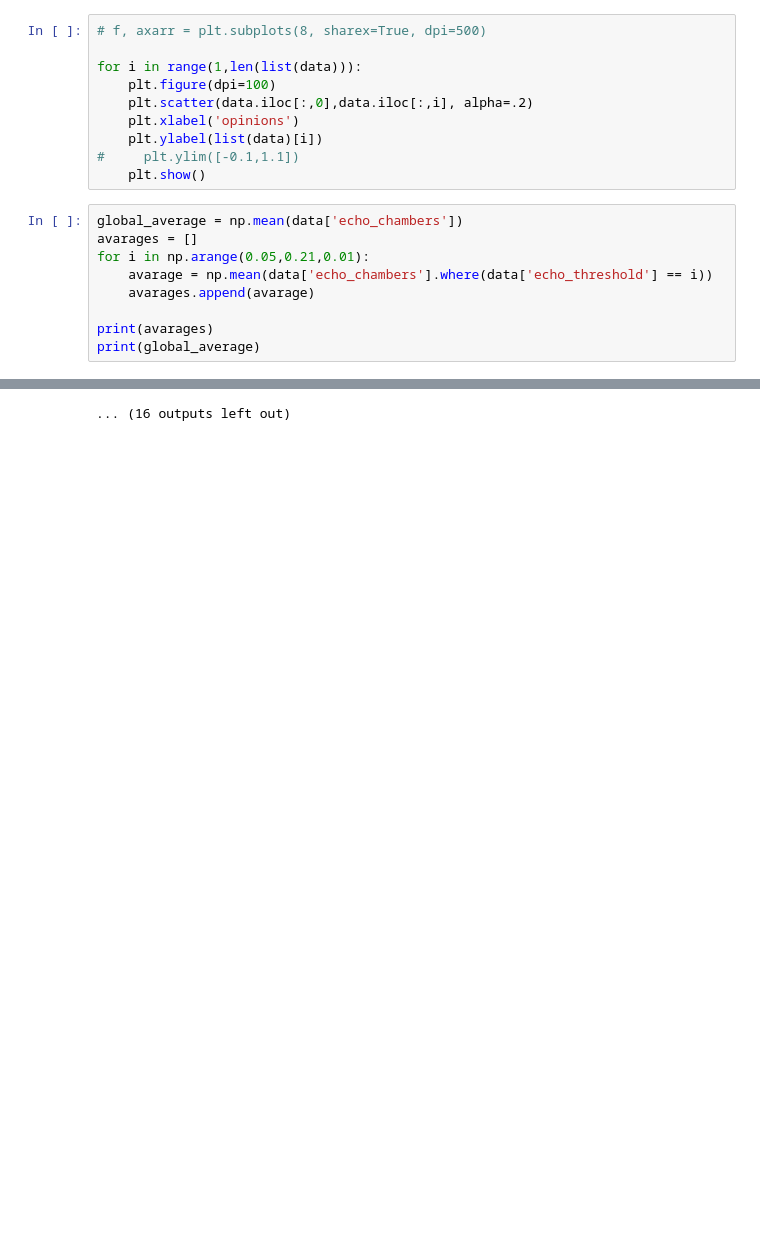
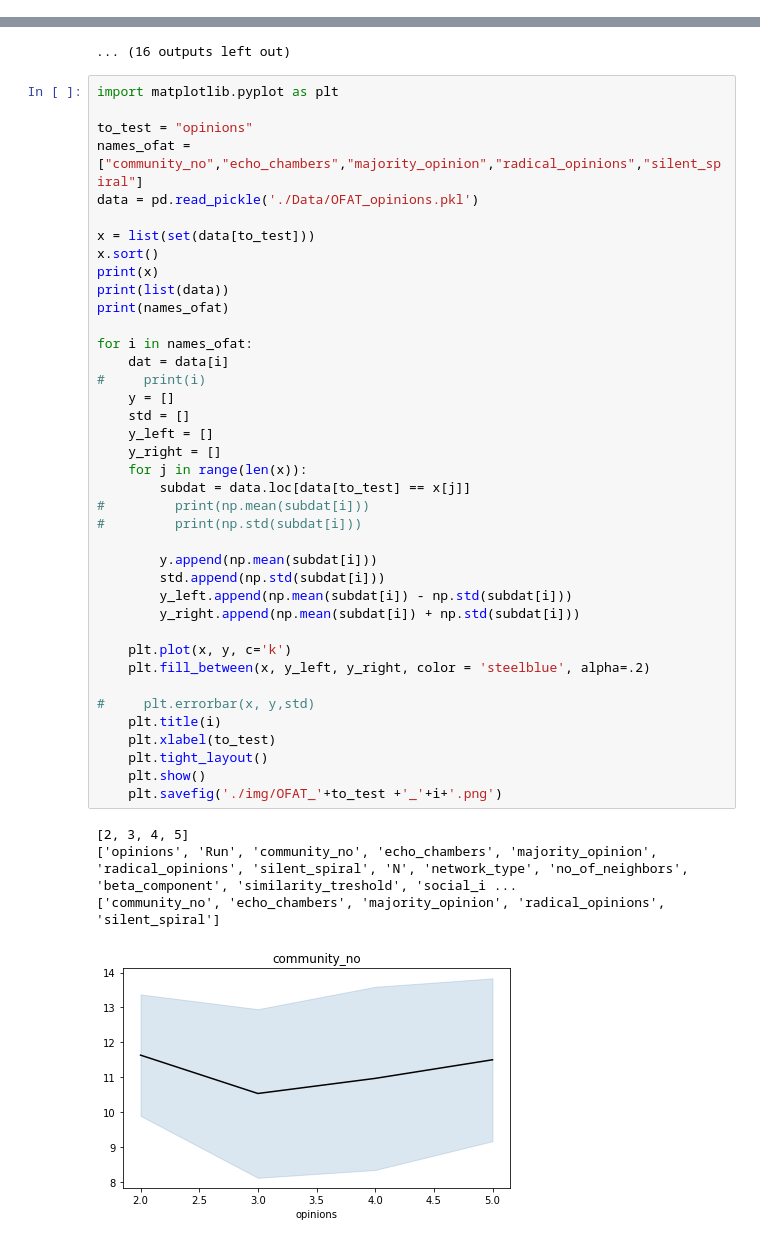
Before and after one commit to DirkZomerdijk/RPE-ABM, a Jupyter notebook: Code/Sensitivity analysis.ipynb, the cells around one changed output, grey strips where cells are left out. Cells and saved outputs as stored; diff of their text form; blank space fills up the shorter version.

Commit message:
OFAT imiges for couple of parameters

```diff
--- a/Code/Sensitivity analysis.ipynb
+++ b/Code/Sensitivity analysis.ipynb
@@ -84,22 +84,3 @@ data = batch.get_model_vars_dataframe()
 print(data)
 # %%
 data.to_pickle('./Data/OFAT_NWsize.pkl')
-# %%
-# f, axarr = plt.subplots(8, sharex=True, dpi=500)
-
-for i in range(1,len(list(data))):
-    plt.figure(dpi=100)
-    plt.scatter(data.iloc[:,0],data.iloc[:,i], alpha=.2)
-    plt.xlabel('opinions')
-    plt.ylabel(list(data)[i])
-#     plt.ylim([-0.1,1.1])
-    plt.show()
-# %%
-global_average = np.mean(data['echo_chambers'])
-avarages = []
-for i in np.arange(0.05,0.21,0.01):
-    avarage = np.mean(data['echo_chambers'].where(data['echo_threshold'] == i))
-    avarages.append(avarage)
-
-print(avarages)
-print(global_average)
@@ -462,3 +434,47 @@ for Si, name in zip(to_plot, names):
 [figure]
 <Figure size 432x288 with 0 Axes>
 ... (16 outputs left out)
+# %%
+import matplotlib.pyplot as plt
+
+to_test = "opinions"
+names_ofat = ["community_no","echo_chambers","majority_opinion","radical_opinions","silent_spiral"]
+data = pd.read_pickle('./Data/OFAT_opinions.pkl')
+
+x = list(set(data[to_test]))
+x.sort()
+print(x)
+print(list(data))
+print(names_ofat)
+
+for i in names_ofat:
+    dat = data[i]
+#     print(i)
+    y = []
+    std = []
+    y_left = []
+    y_right = []
+    for j in range(len(x)):
+        subdat = data.loc[data[to_test] == x[j]]
+#         print(np.mean(subdat[i]))
+#         print(np.std(subdat[i]))
+
+        y.append(np.mean(subdat[i]))
+        std.append(np.std(subdat[i]))
+        y_left.append(np.mean(subdat[i]) - np.std(subdat[i]))
+        y_right.append(np.mean(subdat[i]) + np.std(subdat[i]))
+
+    plt.plot(x, y, c='k')
+    plt.fill_between(x, y_left, y_right, color = 'steelblue', alpha=.2)
+
+#     plt.errorbar(x, y,std)
+    plt.title(i)
+    plt.xlabel(to_test)
+    plt.tight_layout()
+    plt.show()
+    plt.savefig('./img/OFAT_'+to_test +'_'+i+'.png')
+# %% [output]
+[2, 3, 4, 5]
+['opinions', 'Run', 'community_no', 'echo_chambers', 'majority_opinion', 'radical_opinions', 'silent_spiral', 'N', 'network_type', 'no_of_neighbors', 'beta_component', 'similarity_treshold', 'social_i ...
+['community_no', 'echo_chambers', 'majority_opinion', 'radical_opinions', 'silent_spiral']
+[figure, added]
```
Also changed, not shown: parts of 3 cells of this notebook, 15 other files.
